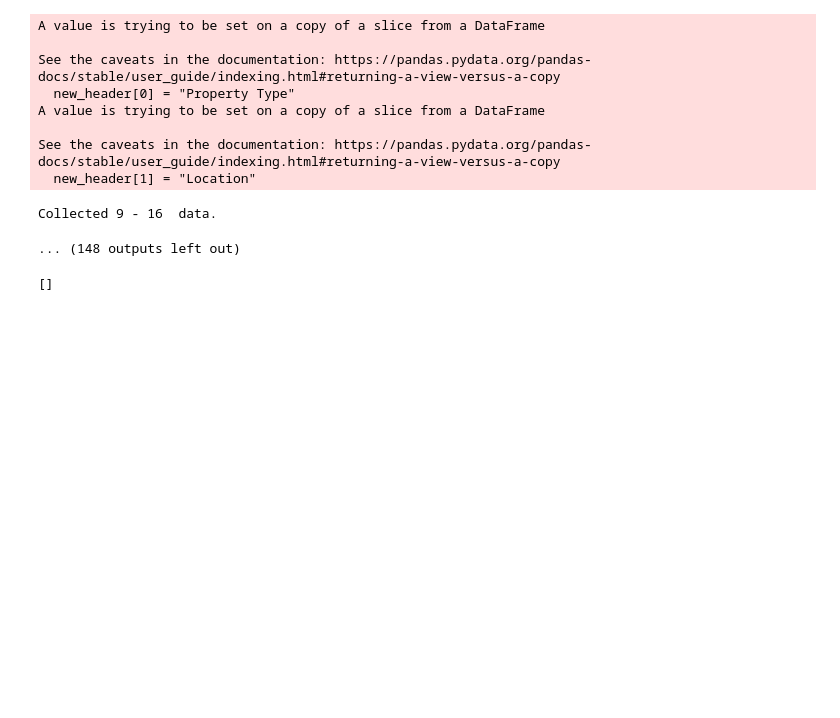
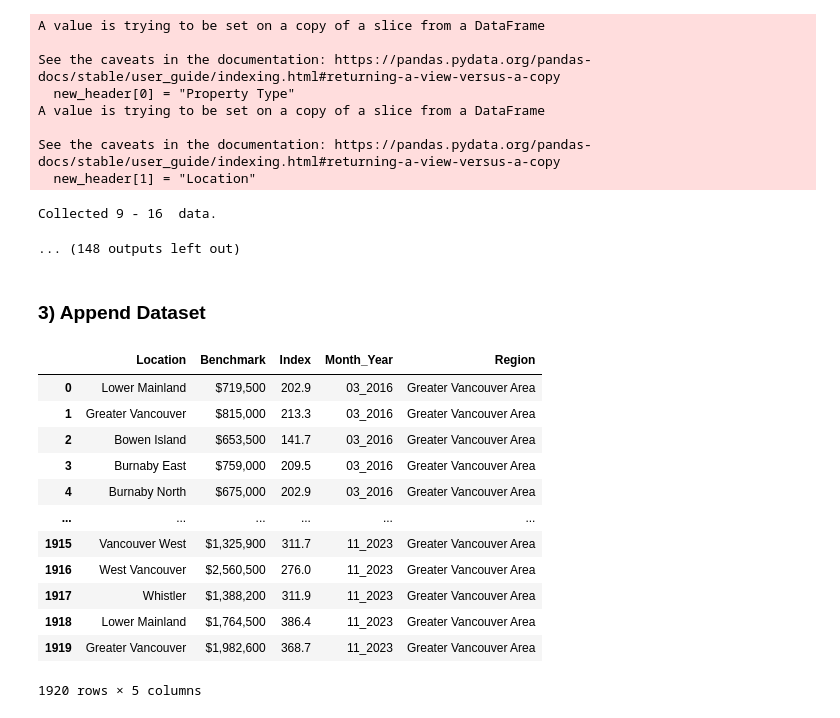
Before and after one commit to jack-leeshihc/Housing_Price_Immigration, a Jupyter notebook: Program/Data Collection.ipynb, the cells around one changed output. Saved outputs shown, nothing was run; the diff lists cells and outputs as text; code cells hidden in the pictures; blank space fills up the shorter version.

```diff
--- a/Program/Data Collection.ipynb
+++ b/Program/Data Collection.ipynb
@@ -312,10 +358,8 @@ See the caveats in the documentation: https://pandas.pydata.org/pandas-docs/stab
   new_header[1] = "Location"
 Collected 9 - 16  data.
 ... (148 outputs left out)
-# %%
-data_list
-# %% [output]
-[]
 # %%
 HPI_GVA.to_csv("/Users/changanlee/Desktop/University/Undergrad/4th-Year/Winter Semester/ECO475/Term Paper/Raw Data/HPI_GVA.csv",
                index = False)
+# %% [markdown]
+### 3) Append Dataset
@@ -321,0 +370,20 @@ HPI_GVA.to_csv("/Users/changanlee/Desktop/University/Undergrad/4th-Year/Winter S
+# %%
+HPI_GVA = pd.read_csv("/Users/changanlee/Desktop/University/Undergrad/4th-Year/Winter Semester/ECO475/Term Paper/Raw Data/HPI_GVA.csv")
+HPI_GVA = HPI_GVA.drop(columns=["%1M_Change","%3M_Change","%6M_Change","%1Y_Change", "%3Y_Change", "%5Y_Change", "%10Y_Change"])
+HPI_GVA = HPI_GVA.rename(columns={"Price":"Benchmark"})
+HPI_GVA["Region"] = "Greater Vancouver Area"
+HPI_GVA
+# %% [output]
+|  | Location | Benchmark | Index | Month_Year | Region |
+| 0 | Lower Mainland | $719,500 | 202.9 | 03_2016 | Greater Vancouver Area |
+| 1 | Greater Vancouver | $815,000 | 213.3 | 03_2016 | Greater Vancouver Area |
+| 2 | Bowen Island | $653,500 | 141.7 | 03_2016 | Greater Vancouver Area |
+| 3 | Burnaby East | $759,000 | 209.5 | 03_2016 | Greater Vancouver Area |
+| 4 | Burnaby North | $675,000 | 202.9 | 03_2016 | Greater Vancouver Area |
+| ... | ... | ... | ... | ... | ... |
+| 1915 | Vancouver West | $1,325,900 | 311.7 | 11_2023 | Greater Vancouver Area |
+| 1916 | West Vancouver | $2,560,500 | 276.0 | 11_2023 | Greater Vancouver Area |
+| 1917 | Whistler | $1,388,200 | 311.9 | 11_2023 | Greater Vancouver Area |
+| 1918 | Lower Mainland | $1,764,500 | 386.4 | 11_2023 | Greater Vancouver Area |
+| 1919 | Greater Vancouver | $1,982,600 | 368.7 | 11_2023 | Greater Vancouver Area |
+1920 rows × 5 columns
```
Also changed, not shown: parts of 13 cells of this notebook, 1 other file.
